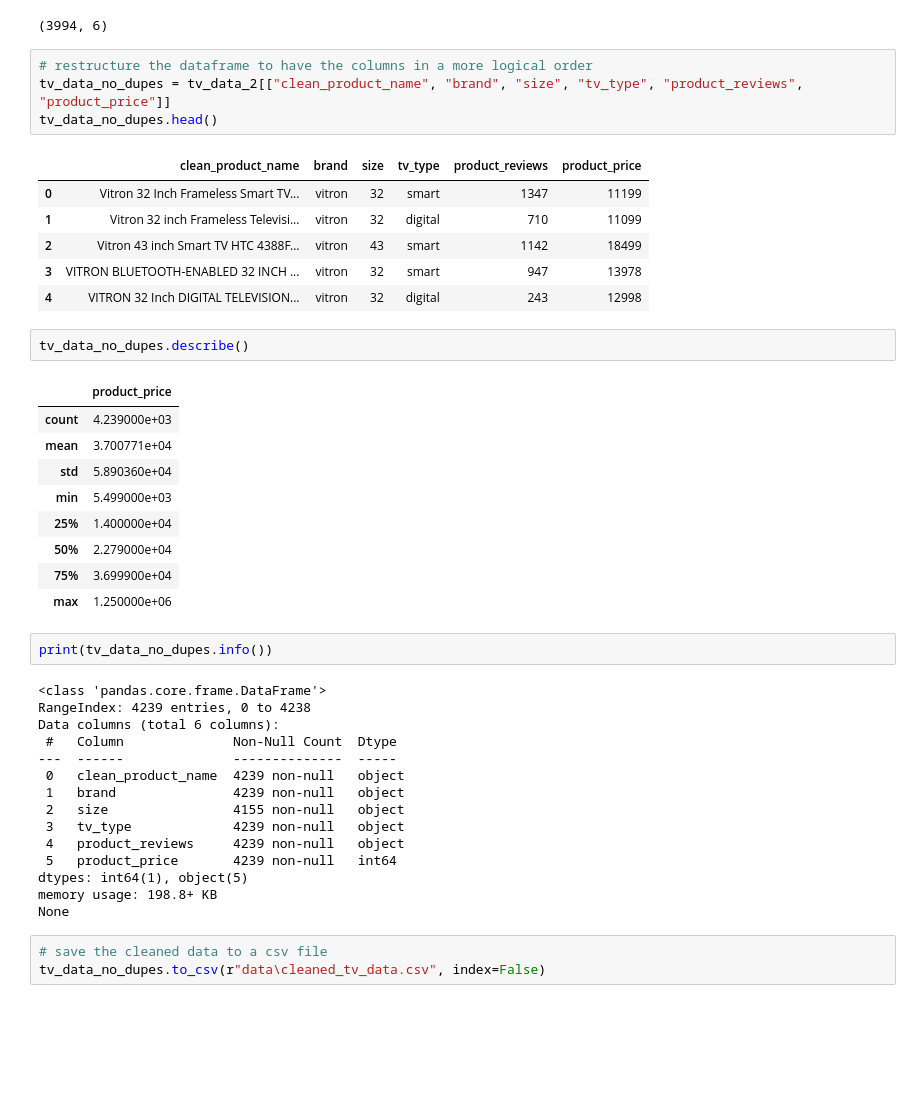
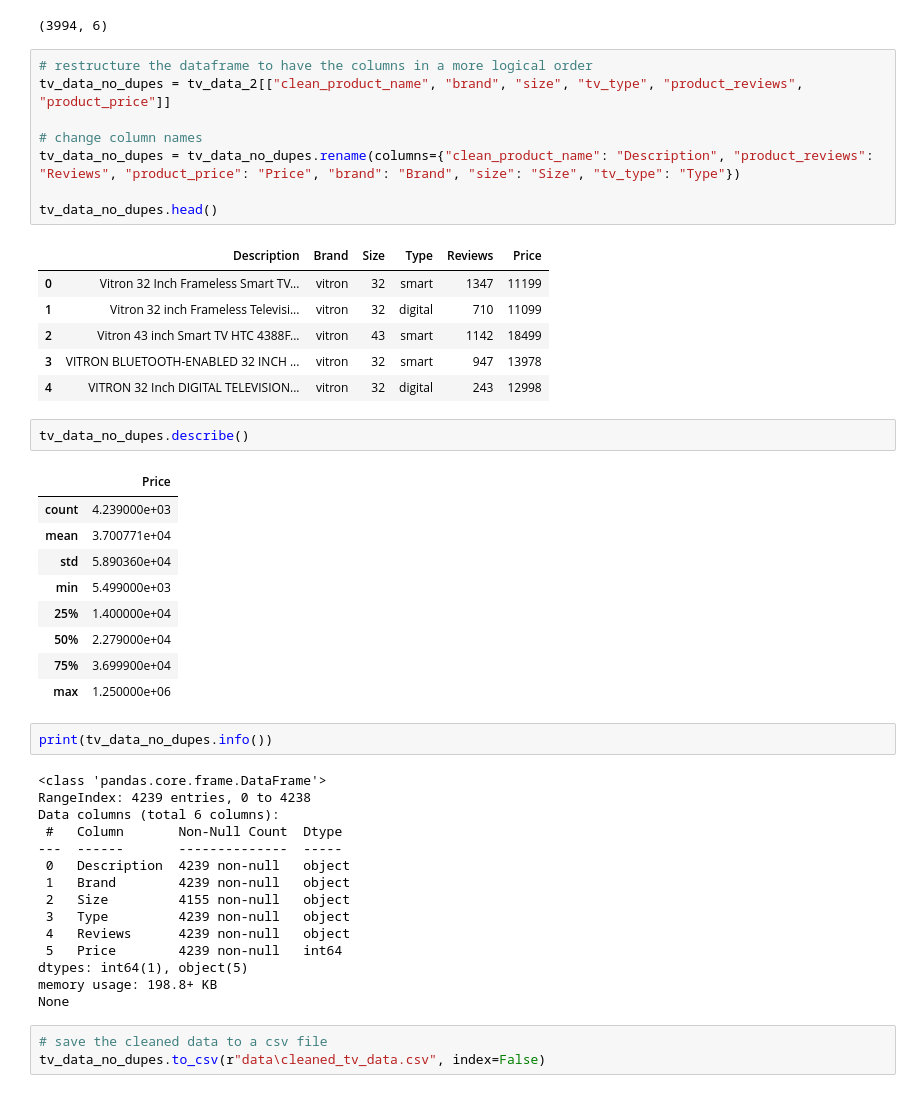
Before and after one commit to HannahMwende/E-commerce-products-analysis, a Jupyter notebook: tv_cleaning.ipynb, the cells around one changed output. Drawn from its saved outputs; the diff is of its cells as text; blank space fills up the shorter version.

```diff
--- a/tv_cleaning.ipynb
+++ b/tv_cleaning.ipynb
@@ -339,9 +339,13 @@ tv_data_no_dupes.shape
 # %%
 # restructure the dataframe to have the columns in a more logical order
 tv_data_no_dupes = tv_data_2[["clean_product_name", "brand", "size", "tv_type", "product_reviews", "product_price"]]
+
+# change column names
+tv_data_no_dupes = tv_data_no_dupes.rename(columns={"clean_product_name": "Description", "product_reviews": "Reviews", "product_price": "Price", "brand": "Brand", "size": "Size", "tv_type": "Type"})
+
 tv_data_no_dupes.head()
 # %% [output]
-|  | clean_product_name | brand | size | tv_type | product_reviews | product_price |
+|  | Description | Brand | Size | Type | Reviews | Price |
 | 0 | Vitron 32 Inch Frameless Smart TV... | vitron | 32 | smart | 1347 | 11199 |
 | 1 | Vitron 32 inch Frameless Televisi... | vitron | 32 | digital | 710 | 11099 |
 | 2 | Vitron 43 inch Smart TV HTC 4388F... | vitron | 43 | smart | 1142 | 18499 |
@@ -350,7 +354,7 @@ tv_data_no_dupes.head()
 # %%
 tv_data_no_dupes.describe()
 # %% [output]
-|  | product_price |
+|  | Price |
 | count | 4.239000e+03 |
 | mean | 3.700771e+04 |
 | std | 5.890360e+04 |
@@ -365,14 +369,14 @@ print(tv_data_no_dupes.info())
 <class 'pandas.core.frame.DataFrame'>
 RangeIndex: 4239 entries, 0 to 4238
 Data columns (total 6 columns):
- #   Column              Non-Null Count  Dtype
----  ------              --------------  -----
- 0   clean_product_name  4239 non-null   object
- 1   brand               4239 non-null   object
- 2   size                4155 non-null   object
- 3   tv_type             4239 non-null   object
- 4   product_reviews     4239 non-null   object
- 5   product_price       4239 non-null   int64
+ #   Column       Non-Null Count  Dtype
+---  ------       --------------  -----
+ 0   Description  4239 non-null   object
+ 1   Brand        4239 non-null   object
+ 2   Size         4155 non-null   object
+ 3   Type         4239 non-null   object
+ 4   Reviews      4239 non-null   object
+ 5   Price        4239 non-null   int64
 dtypes: int64(1), object(5)
 memory usage: 198.8+ KB
 None
```
Also changed, not shown: parts of 1 cell of this notebook, 4 other files.
